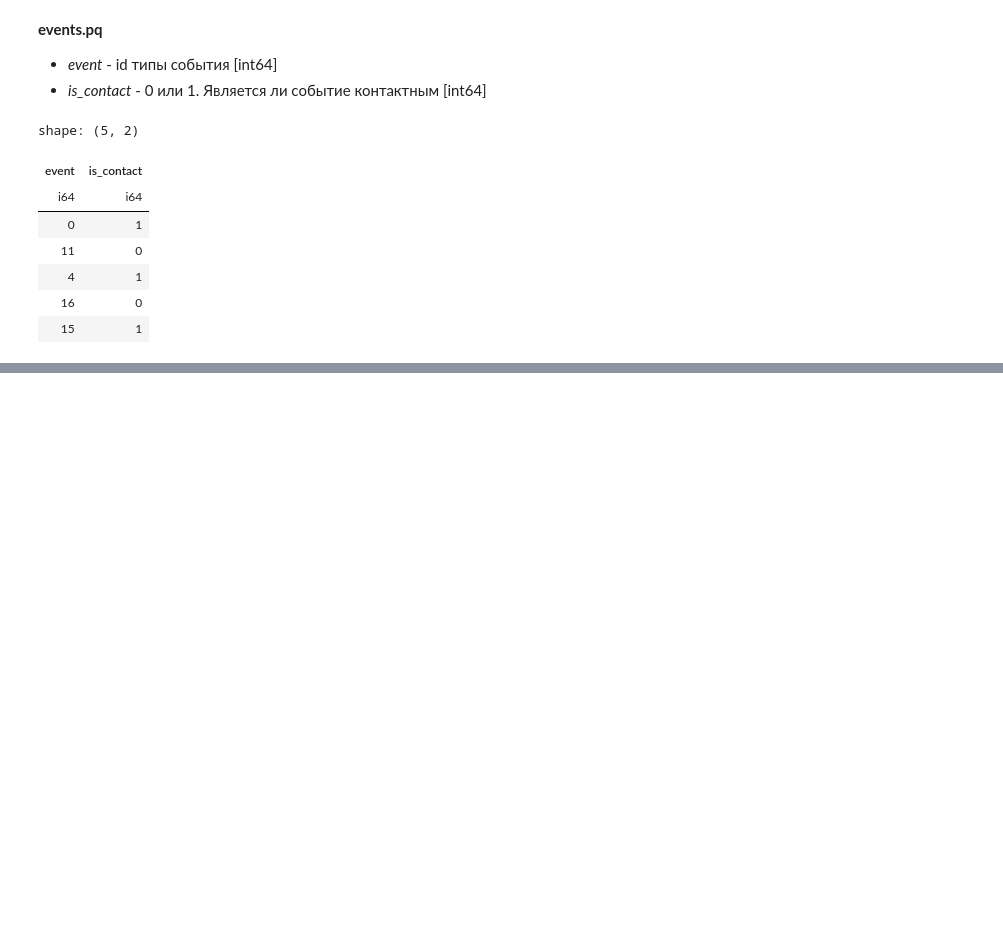
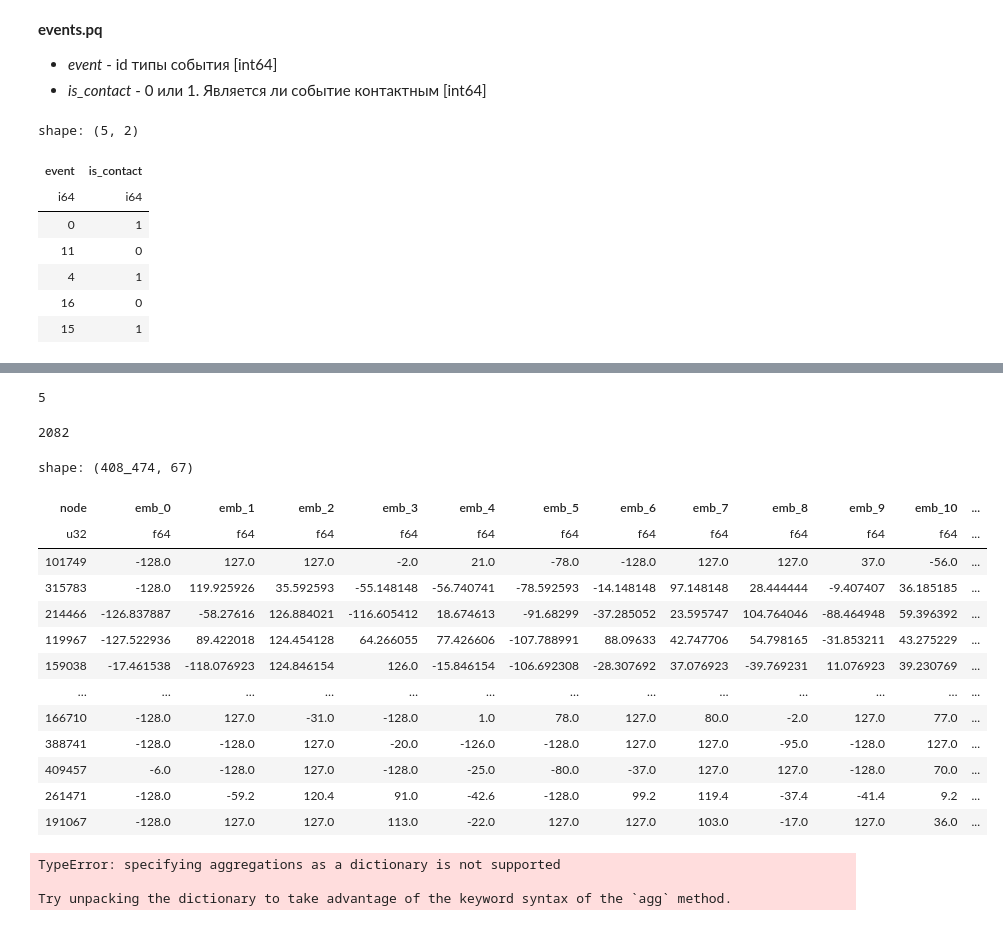
Before and after one commit to s1lver29/avito_cup_ml_2025, a Jupyter notebook: notebooks/eda.ipynb, the cells around one changed output, grey strips where cells are left out. Drawn from its saved outputs; the diff is of its cells as text; code cells hidden in the pictures; blank space fills up the shorter version.

```diff
--- a/notebooks/eda.ipynb
+++ b/notebooks/eda.ipynb
@@ -136,7 +142,7 @@ df_cat_features["node"].n_unique()
 - *item*  - id объявления [int64]
 - *title_projection* - вектор тайтла объявления array[int8, 64]. Чем выше скалярное произведение между 2-мя векторами, тем более похожи заголовки объявлений
 # %%
-df_text_features = pl.read_parquet(f'{DATA_DIR}/text_features.pq', n_rows=100_000)
+df_text_features = pl.read_parquet(f'{DATA_DIR}/text_features.pq')
 
 df_text_features.head()
 # %% [output]
@@ -184,0 +328,19 @@ shape: (19, 2)
+# %%
+df_text_features_columns = df_text_features.with_columns([
+    pl.col("title_projection").arr.get(i).alias(f"t_{i}") for i in range(64)
+])
+# %%
+test_means = df_cat_features.join(
+    df_text_features_columns,
+    on="item",
+    how="inner"
+)
+# %%
+agg_exprs = [
+    pl.mean(f"t_{i}").alias(f"emb_{i}") for i in range(64)
+] + [
+    pl.col("category").mode().alias("category_mode"),
+    pl.col("location").mode().alias("location_mode"),
+]
+
+df_node = test_means.group_by("node").agg(agg_exprs)
@@ -184,0 +350,4 @@ shape: (19, 2)
+# %%
+sys.getrefcount(test_means)
+# %% [output]
+5
@@ -184,0 +356,31 @@ shape: (19, 2)
+# %%
+gc.collect()
+# %% [output]
+2082
+# %%
+df_node
+# %% [output]
+shape: (408_474, 67)
+| node | emb_0 | emb_1 | emb_2 | emb_3 | emb_4 | emb_5 | emb_6 | emb_7 | emb_8 | emb_9 | emb_10 | ... |
+| u32 | f64 | f64 | f64 | f64 | f64 | f64 | f64 | f64 | f64 | f64 | f64 | ... |
+| 101749 | -128.0 | 127.0 | 127.0 | -2.0 | 21.0 | -78.0 | -128.0 | 127.0 | 127.0 | 37.0 | -56.0 | ... |
+| 315783 | -128.0 | 119.925926 | 35.592593 | -55.148148 | -56.740741 | -78.592593 | -14.148148 | 97.148148 | 28.444444 | -9.407407 | 36.185185 | ... |
+| 214466 | -126.837887 | -58.27616 | 126.884021 | -116.605412 | 18.674613 | -91.68299 | -37.285052 | 23.595747 | 104.764046 | -88.464948 | 59.396392 | ... |
+| 119967 | -127.522936 | 89.422018 | 124.454128 | 64.266055 | 77.426606 | -107.788991 | 88.09633 | 42.747706 | 54.798165 | -31.853211 | 43.275229 | ... |
+| 159038 | -17.461538 | -118.076923 | 124.846154 | 126.0 | -15.846154 | -106.692308 | -28.307692 | 37.076923 | -39.769231 | 11.076923 | 39.230769 | ... |
+| … | … | … | … | … | … | … | … | … | … | … | … | ... |
+| 166710 | -128.0 | 127.0 | -31.0 | -128.0 | 1.0 | 78.0 | 127.0 | 80.0 | -2.0 | 127.0 | 77.0 | ... |
+| 388741 | -128.0 | -128.0 | 127.0 | -20.0 | -126.0 | -128.0 | 127.0 | 127.0 | -95.0 | -128.0 | 127.0 | ... |
+| 409457 | -6.0 | -128.0 | 127.0 | -128.0 | -25.0 | -80.0 | -37.0 | 127.0 | 127.0 | -128.0 | 70.0 | ... |
+| 261471 | -128.0 | -59.2 | 120.4 | 91.0 | -42.6 | -128.0 | 99.2 | 119.4 | -37.4 | -41.4 | 9.2 | ... |
+| 191067 | -128.0 | 127.0 | 127.0 | 113.0 | -22.0 | 127.0 | 127.0 | 103.0 | -17.0 | 127.0 | 36.0 | ... |
+# %%
+test_means.group_by("node").agg({
+    "title_projection": lambda x: np.mean(np.stack(x), axis=0),
+    "category": lambda x: x.mode().iloc[0] if not x.mode().empty else -1,
+    "location": lambda x: x.mode().iloc[0] if not x.mode().empty else -1,
+})
+# %% [output]
+TypeError: specifying aggregations as a dictionary is not supported
+
+Try unpacking the dictionary to take advantage of the keyword syntax of the `agg` method.
```
Also changed, not shown: parts of 25 cells of this notebook, 28 other files.
